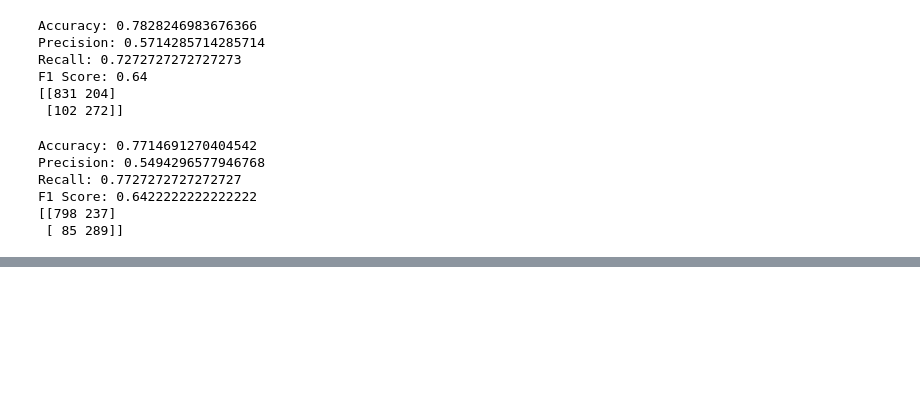
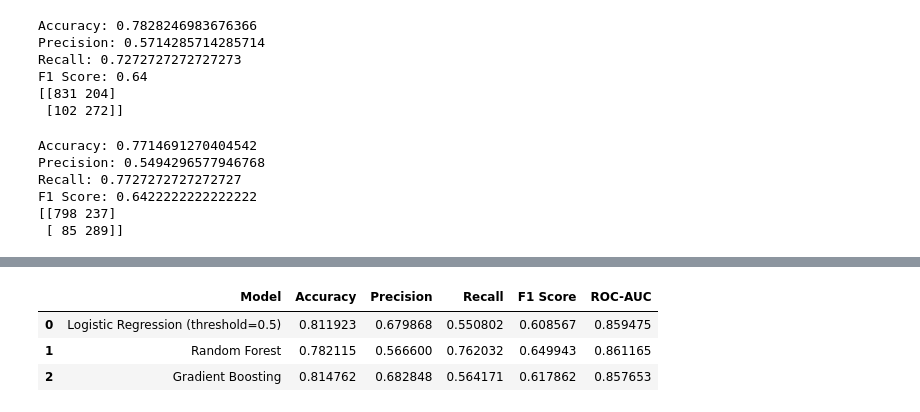
Before and after one commit to shinojphilipjohn/Churn-Prediction, a Jupyter notebook: customer_churn_ml/notebooks/rerun_baseline.ipynb, the cells around one changed output, grey strips where cells are left out. Cells and saved outputs as stored; diff of their text form; code cells hidden in the pictures; blank space fills up the shorter version.

```diff
--- a/customer_churn_ml/notebooks/rerun_baseline.ipynb
+++ b/customer_churn_ml/notebooks/rerun_baseline.ipynb
@@ -116,0 +153,16 @@ F1 Score: 0.6422222222222222
+# %%
+# Gradient Boosting Classifier
+
+from sklearn.ensemble import GradientBoostingClassifier
+
+model_gbc=GradientBoostingClassifier(
+    n_estimators=100
+    ,learning_rate=0.07
+    ,random_state=34
+    ,subsample=0.7
+    ,max_depth=5
+)
+
+model_gbc.fit(X_train,y_train)
+ypred_gbc=model_gbc.predict(X_test)
+ypred_gbc_prob=model_gbc.predict_proba(X_test)[:,1]
@@ -116,0 +184,36 @@ F1 Score: 0.6422222222222222
+# %%
+results = pd.DataFrame({
+    'Model': ['Logistic Regression (threshold=0.5)', 'Random Forest', 'Gradient Boosting'],
+    'Accuracy': [
+        accuracy_score(y_test, y_pred),  # Fill with your LR metrics
+        accuracy_score(y_test, ypred_rfc),
+        accuracy_score(y_test, ypred_gbc)
+    ],
+    'Precision': [
+        precision_score(y_test, y_pred),
+        precision_score(y_test, ypred_rfc),
+        precision_score(y_test, ypred_gbc)
+    ],
+    'Recall': [
+        recall_score(y_test, y_pred),
+        recall_score(y_test, ypred_rfc),
+        recall_score(y_test, ypred_gbc)
+    ],
+    'F1 Score': [
+        f1_score(y_test, y_pred),
+        f1_score(y_test, ypred_rfc),
+        f1_score(y_test, ypred_gbc)
+    ],
+    'ROC-AUC': [
+        roc_auc_score(y_test, y_prob),
+        roc_auc_score(y_test, ypred_rfc_prob),
+        roc_auc_score(y_test, ypred_gbc_prob)
+    ]
+})
+
+results
+# %% [output]
+|  | Model | Accuracy | Precision | Recall | F1 Score | ROC-AUC |
+| 0 | Logistic Regression (threshold=0.5) | 0.811923 | 0.679868 | 0.550802 | 0.608567 | 0.859475 |
+| 1 | Random Forest | 0.782115 | 0.566600 | 0.762032 | 0.649943 | 0.861165 |
+| 2 | Gradient Boosting | 0.814762 | 0.682848 | 0.564171 | 0.617862 | 0.857653 |
```
Also changed, not shown: parts of 4 cells of this notebook.
